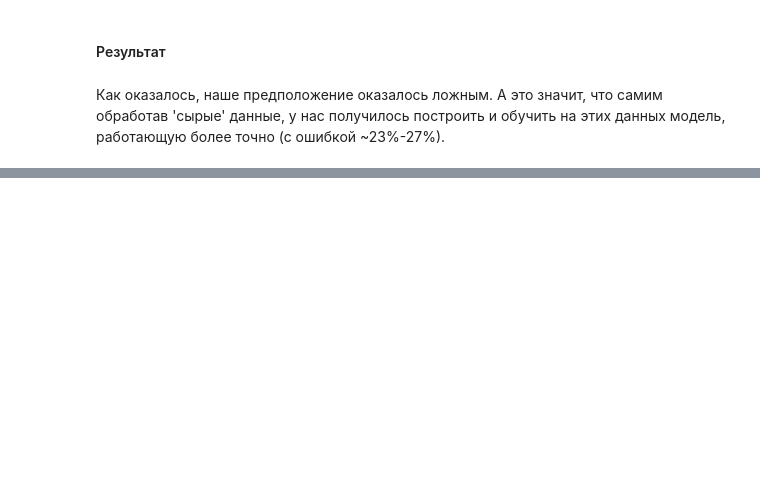
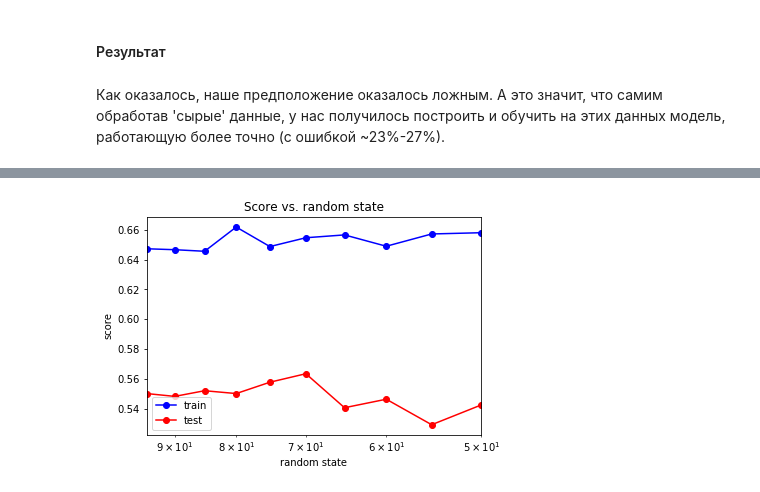
Before and after one commit to clipext/MachineLearning, a Jupyter notebook: hometask.ipynb, the cells around one changed output, grey strips where cells are left out. Saved outputs shown, nothing was run; the diff lists cells and outputs as text; code cells hidden in the pictures; blank space fills up the shorter version.

```diff
--- a/hometask.ipynb
+++ b/hometask.ipynb
@@ -832,0 +1058,21 @@ print(train_error, test_error)
+# %%
+rand = np.arange(50,100,5)
+score_train=[]
+score_test=[]
+for r in rand:
+    mlp_model = MLPClassifier(alpha=alpha_opt[0], hidden_layer_sizes = 100, solver = 'lbfgs',
+                          activation = 'logistic', random_state = r)
+    mlp_model.fit(X_train, y_train)
+    score_train.append(mlp_model.score(X_train, y_train))
+    score_test.append(mlp_model.score(X_test, y_test))
+# %%
+plt.semilogx(rand, score_train, 'b-o', label = 'train')
+plt.semilogx(rand, score_test, 'r-o', label = 'test')
+plt.xlim([np.max(rand), np.min(rand)])
+plt.title('Score vs. random state')
+plt.xlabel('random state')
+plt.ylabel('score')
+plt.legend()
+plt.show();
+# %% [output]
+[figure, added]
```
Also changed, not shown: parts of 65 cells of this notebook.
